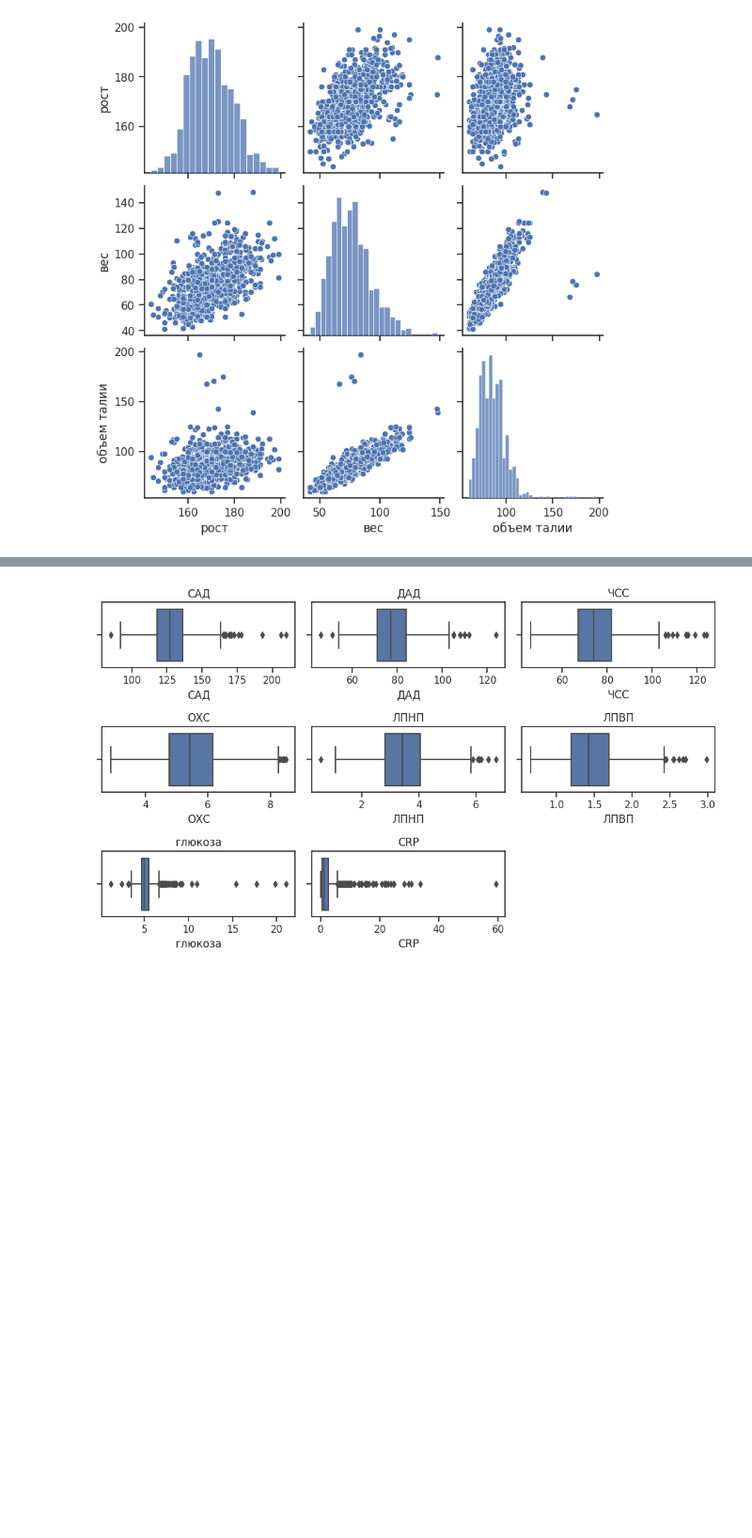
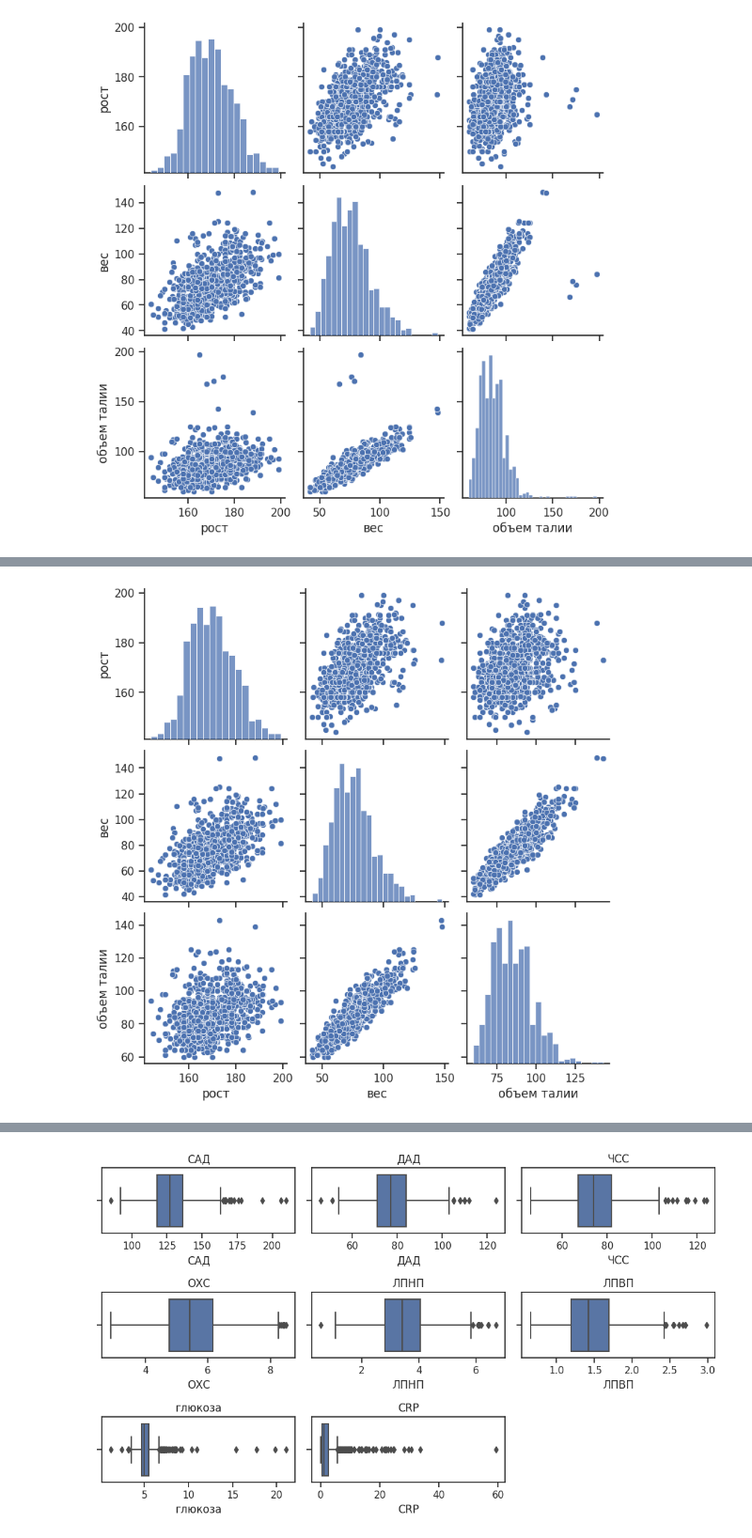
Before and after one commit to ber-pro/MIAT, a Jupyter notebook: MIAD.ipynb, the cells around one changed output, grey strips where cells are left out. Shown at 94% size. Cells and saved outputs as stored; diff of their text form; code cells hidden in the pictures; blank space fills up the shorter version.

```diff
--- a/MIAD.ipynb
+++ b/MIAD.ipynb
@@ -192,3 +190,7 @@ sns.pairplot(df1, diag_kind='hist')
 plt.show()
 # %% [output]
 [figure]
+# %%
+df2 = df[df['объем талии'] > 150]
+df = df[df['объем талии'] < 150]
+df2
@@ -194,0 +206,13 @@ plt.show()
+# %%
+from sklearn.linear_model import LinearRegression
+
+X = df[["пол", "вес", "рост"]]
+Y = df["объем талии"]
+
+model = LinearRegression()
+model.fit(X, Y)
+index = [342, 368, 709, 713]
+df_tmp = df2[["пол", "вес", "рост"]]
+for i in range(len(df2)):
+  new_data = model.predict([df_tmp.iloc[i]])
+  df2.at[index[i], 'объем талии'] = new_data[0]
@@ -194,0 +228,9 @@ plt.show()
+# %%
+df = pd.concat([df, df2], ignore_index=True)
+# %%
+df1 = df[['рост', 'вес', 'объем талии']]
+sns.set(style='ticks')
+sns.pairplot(df1, diag_kind='hist')
+plt.show()
+# %% [output]
+[figure, added]
```
Also changed, not shown: parts of 14 cells of this notebook.
